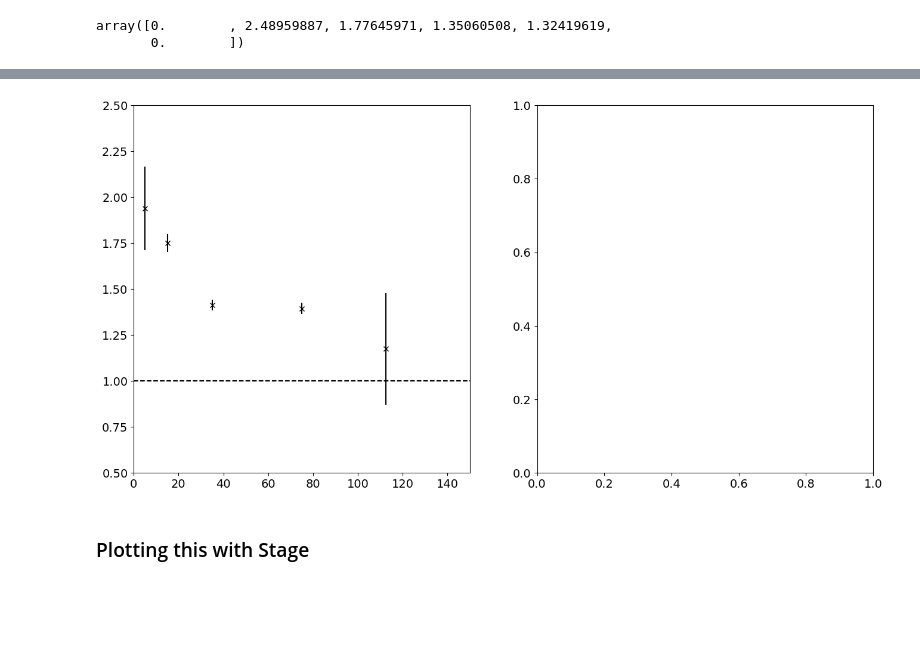
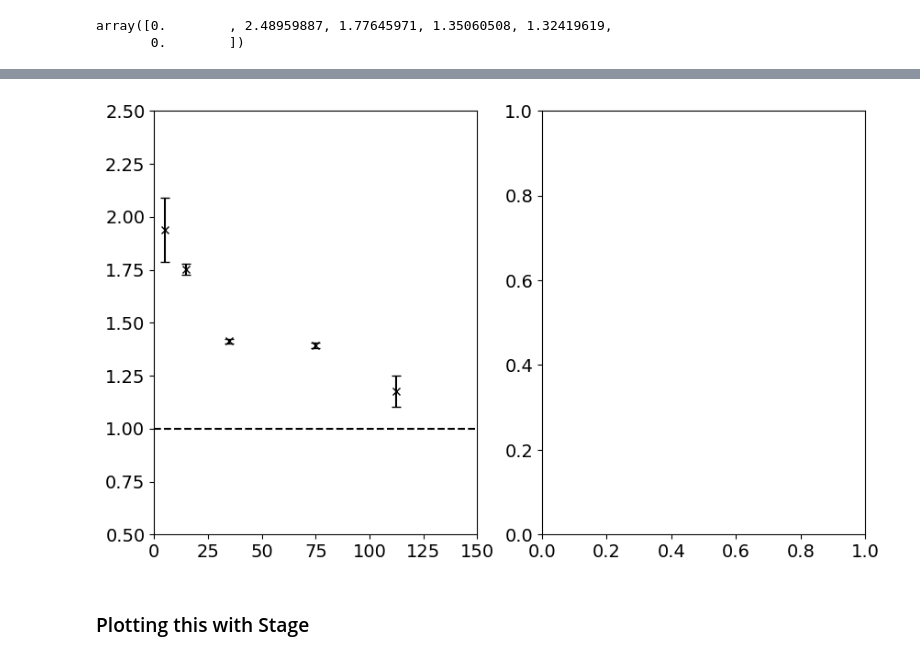
Before and after one commit to AstroORyan/mergers-in-cosmos, a Jupyter notebook: notebooks/back-to-basics/using-visual-sources/sf-projected-sep.ipynb, the cells around one changed output, grey strips where cells are left out. Cells and saved outputs as stored; diff of their text form; code cells hidden in the pictures; blank space fills up the shorter version.

Commit message:
Major update to error calculation. Updated names of stages to reflect what they are.

```diff
--- a/notebooks/back-to-basics/using-visual-sources/sf-projected-sep.ipynb
+++ b/notebooks/back-to-basics/using-visual-sources/sf-projected-sep.ipynb
@@ -253,6 +255,7 @@ df_seps.query('prim_cat == "stage4"')[['z_prim', 'z_sec',  'proj_seps']]
 | 393 | 0.933800 | 0.941700 | 12.813024 |
 # %%
 counter = 1
+stage_list = ['Separated', 'Pericentre', 'Apocentre']
 fig, ax = plt.subplots(ncols = 3, figsize = (12,4))
 for i in range(3):
     stage = f'stage{counter}'
@@ -260,7 +263,7 @@ for i in range(3):
     proj_seps_double = np.concatenate([proj_seps, proj_seps])
 
     ax[i].hist(proj_seps_double, bins = 15, histtype='step', color='black', density = True)
-    ax[i].set_title(f'Stage {i+1}', fontsize = 14)
+    ax[i].set_title(f'{stage_list[i]}', fontsize = 14)
     ax[i].set_xlim([0, 150])
     ax[i].tick_params(left = False, labelleft=False)
     # ax[i].text(115, 65, f'N = {len(proj_seps_double)}', fontsize = 10)
@@ -282,0 +297,21 @@ plt.show()
+# %%
+fig, ax = plt.subplots(figsize = (8,8))
+colours = ['blue','black','orange']
+markers = ['o', 'x', 's']
+for i in range(3):
+    df_seps.query(f'prim_cat == "stage{i+1}"').plot.scatter(
+        x = 'z_prim',
+        y = 'proj_seps',
+        ax = ax,
+        xlim = [0,1.2],
+        ylim = [0,200],
+        color=colours[i],
+        marker = markers[i]
+    )
+
+    counter += 1
+
+ax.set_xlabel('Redshift', fontsize = 18)
+ax.set_ylabel('Projected Separation (kpc)', fontsize = 18)
+ax.legend(['Separated', 'Pericentre', 'Apocentre'], loc= 'upper left')
+fig.savefig(f'{fig_folder}/redshift-proj-sep-diagnostic.pdf', bbox_inches = 'tight', dpi = 500)
@@ -570,14 +638,14 @@ weights_list
 # %%
 places = [5, 15, 35, 75, 112.5, 137.5]
 # %%
-fig, ax = plt.subplots(ncols = 2, figsize = (16,8))
-ax[0].errorbar(places, enh_bins_all, color = 'black', marker = 'x', fmt='o', yerr=error_bins_all, label = 'all')
+fig, ax = plt.subplots(ncols = 2, figsize = (10,6))
+ax[0].errorbar(places, enh_bins_all, color = 'black', marker = 'x', fmt='o', yerr=error_bins_all, label = 'all', capsize = 3.5)
 ax[0].axhline(1.0, linestyle = '--', color = 'black')
 ax[0].set_xlim([0,150])
 ax[0].set_ylim([0.5,2.5])
 plt.show()
 # %% [output]
-[figure, old version]
+[figure, new version]
 # %% [markdown]
 ### Plotting this with Stage
 # %%
```
Also changed, not shown: parts of 20 cells of this notebook, 9 other files.
